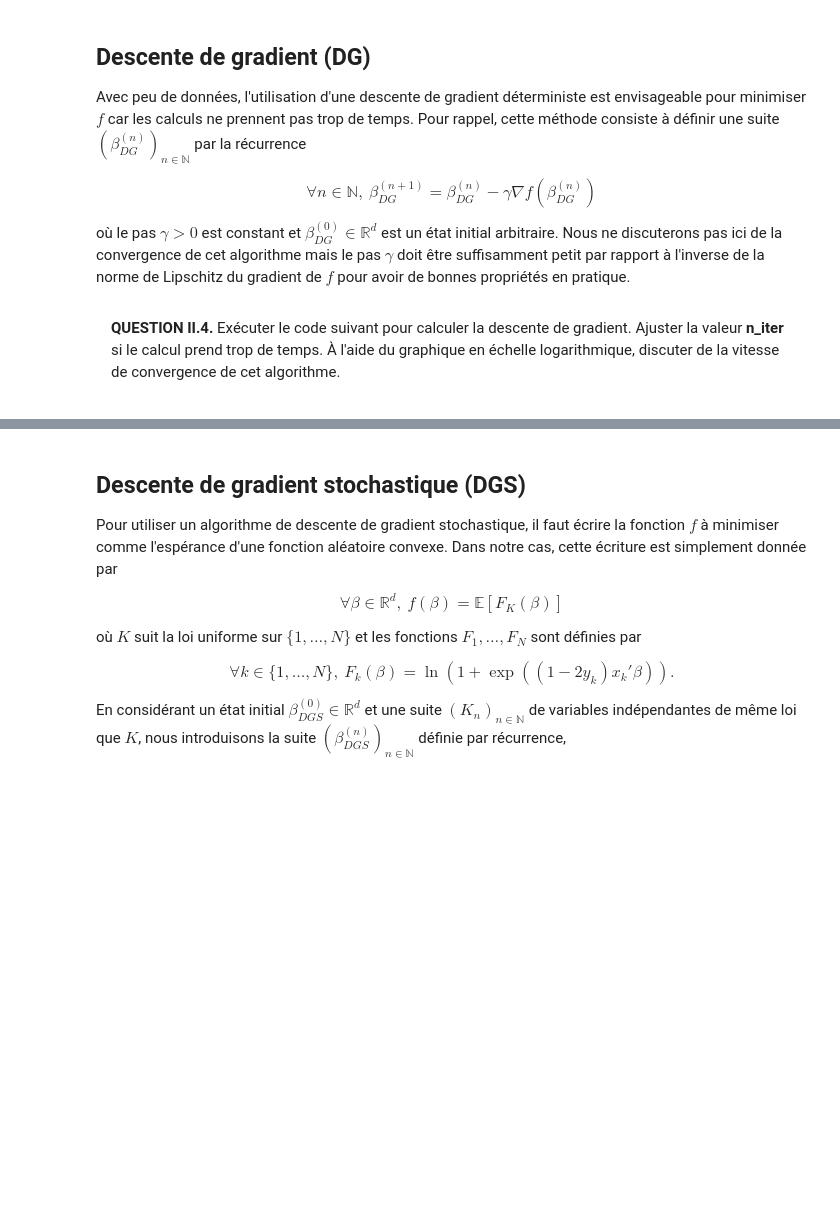
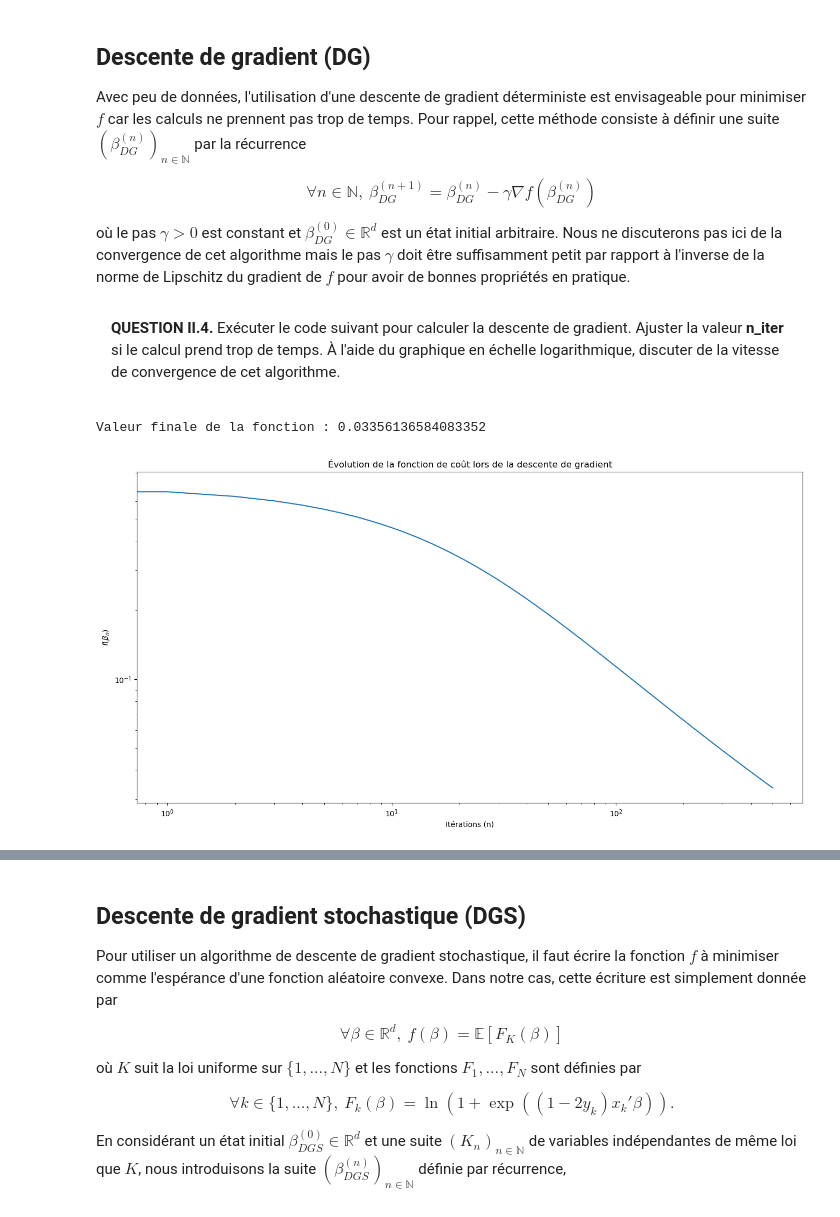
Before and after one commit to ali-hou-supaero/BE_algo_sto_2, a Jupyter notebook: be_algo_sto.ipynb, the cells around one changed output, grey strips where cells are left out. Drawn from its saved outputs; the diff is of its cells as text; code cells hidden in the pictures; blank space fills up the shorter version.

```diff
--- a/be_algo_sto.ipynb
+++ b/be_algo_sto.ipynb
@@ -536,29 +632,38 @@ où le pas $\gamma > 0$ est constant et $\beta_{DG}^{(0)} \in \mathbb{R}^d$ est
 # %%
 ### CE CODE PREND DU TEMPS POUR S'EXÉCUTER ###
 
 # Nombre d'itérations de la descente
-n_iter = 500
+n_iter = 500 # 500 initialement
 
 # Pas de la descente
 gamma = 1e-2
 
 # Initialisation
 beta_dg = np.zeros((d, n_iter+1))
 
 for n in range(n_iter):
     # Calcul du gradient
     grad = np.diag(p((1 - 2*y) * x.dot(beta_dg[:,n])) * (1 - 2*y)).dot(x).mean(axis=0)
     # Mise à jour de la descente de gradient
     beta_dg[:,n+1] = beta_dg[:,n] - gamma * grad
 
 # Calcul des valeurs de f
 f_dg = f(x, y, beta_dg)
 print('Valeur finale de la fonction : {}'.format(f_dg[-1]))
 
 # Affichage
 plt.figure(figsize=(16.0, 8.0))
 plt.xlabel('n')
 plt.xscale('log')
 plt.yscale('log')
 _ = plt.plot(f_dg)
+
+# Amélioration : affichage légende
+plt.title("Évolution de la fonction de coût lors de la descente de gradient")
+plt.xlabel("Itérations (n)")
+plt.ylabel(r"$f(\beta_n)$")
+plt.show()
+# %% [output]
+Valeur finale de la fonction : 0.03356136584083352
+[figure, added]
 # %% [markdown]
```
Also changed, not shown: parts of 17 cells of this notebook.
